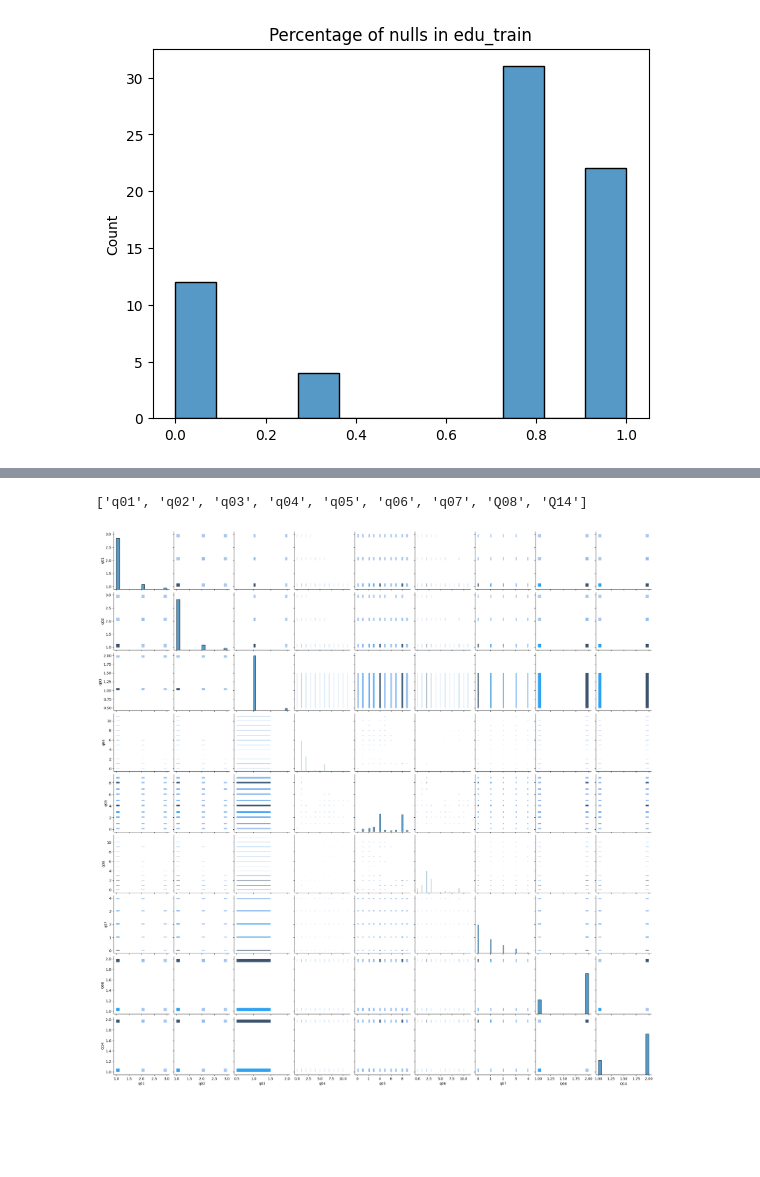
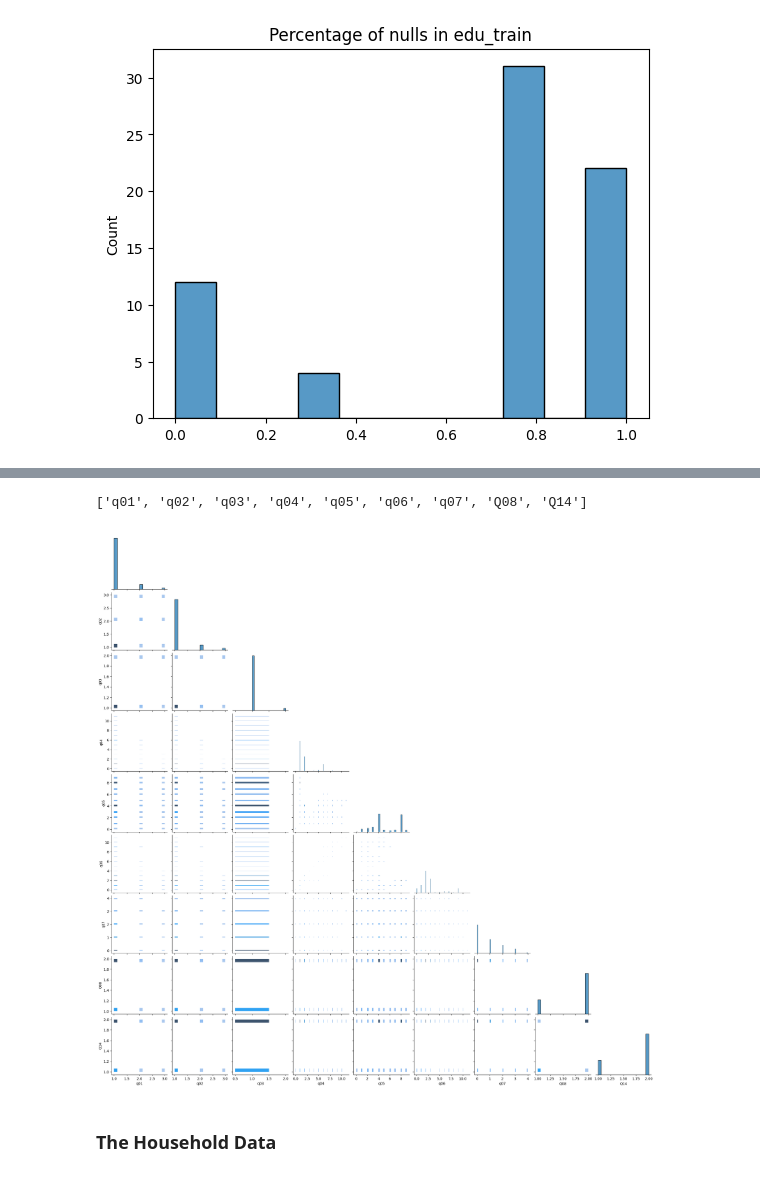
Before and after one commit to BorisLeung/STA841Kaggle, a Jupyter notebook: eda.ipynb, the cells around one changed output, grey strips where cells are left out. Cells and saved outputs as stored; diff of their text form; code cells hidden in the pictures; blank space fills up the shorter version.

```diff
--- a/eda.ipynb
+++ b/eda.ipynb
@@ -91,20 +99,20 @@ edu_train[valid_columns].describe()
 # %%
 # they look pretty random to me, except for q4 and q6
 # q4 and q6 are both related to education level, so it makes sense that they are correlated:
 # q4) What is the highest grade [Name] have completed in school? In which level?
 # q6) What is the highest diploma [Name] have attained?
 threshold = 0.2
 valid_columns = edu_train.isnull().sum(axis=0) / edu_train.shape[0] < threshold
 valid_columns = valid_columns[valid_columns].index.tolist()
 
 # they don't seem to have correlations, so I'm removing them from the plot for clarity
 valid_columns.remove("psu")
 valid_columns.remove("hh")
 valid_columns.remove("idcode")
 
-sns.pairplot(edu_train[valid_columns], kind="hist")
+sns.pairplot(edu_train[valid_columns], kind="hist", corner=True)
 print(valid_columns)
 # %% [output]
 ['q01', 'q02', 'q03', 'q04', 'q05', 'q06', 'q07', 'Q08', 'Q14']
-[figure, old version]
+[figure, new version]
 # %%
@@ -126,0 +137,2 @@ print(valid_columns)
+# %% [markdown]
+### The Household Data
```
Also changed, not shown: parts of 7 cells of this notebook.
